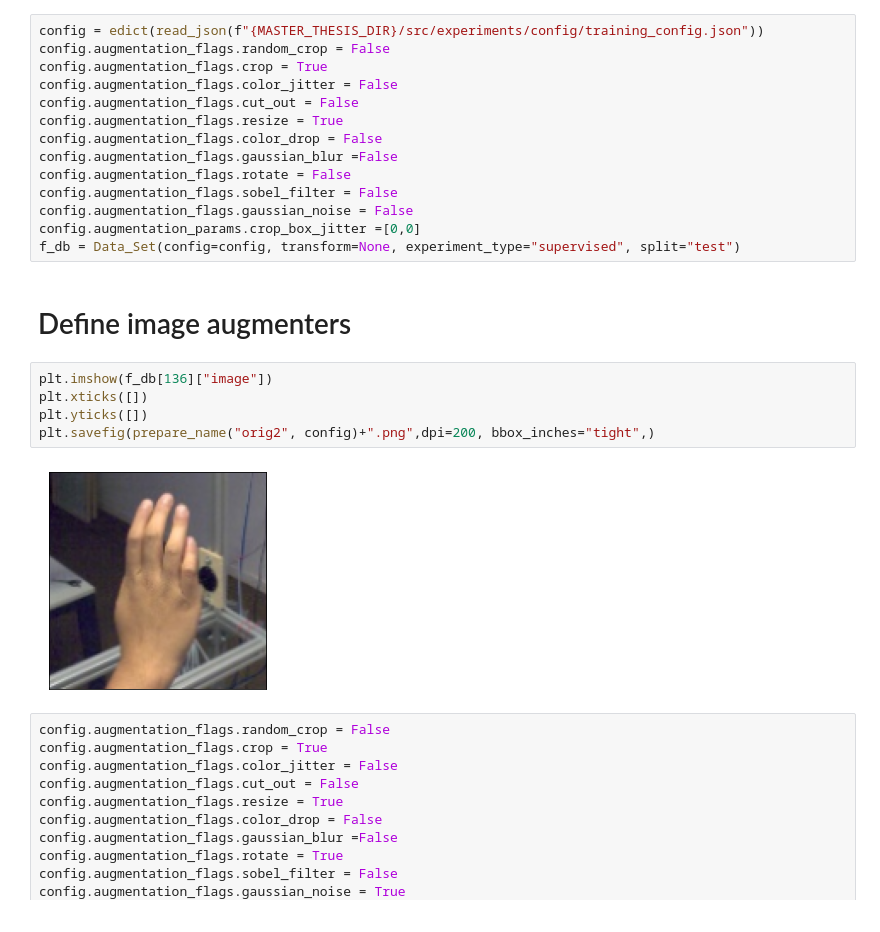
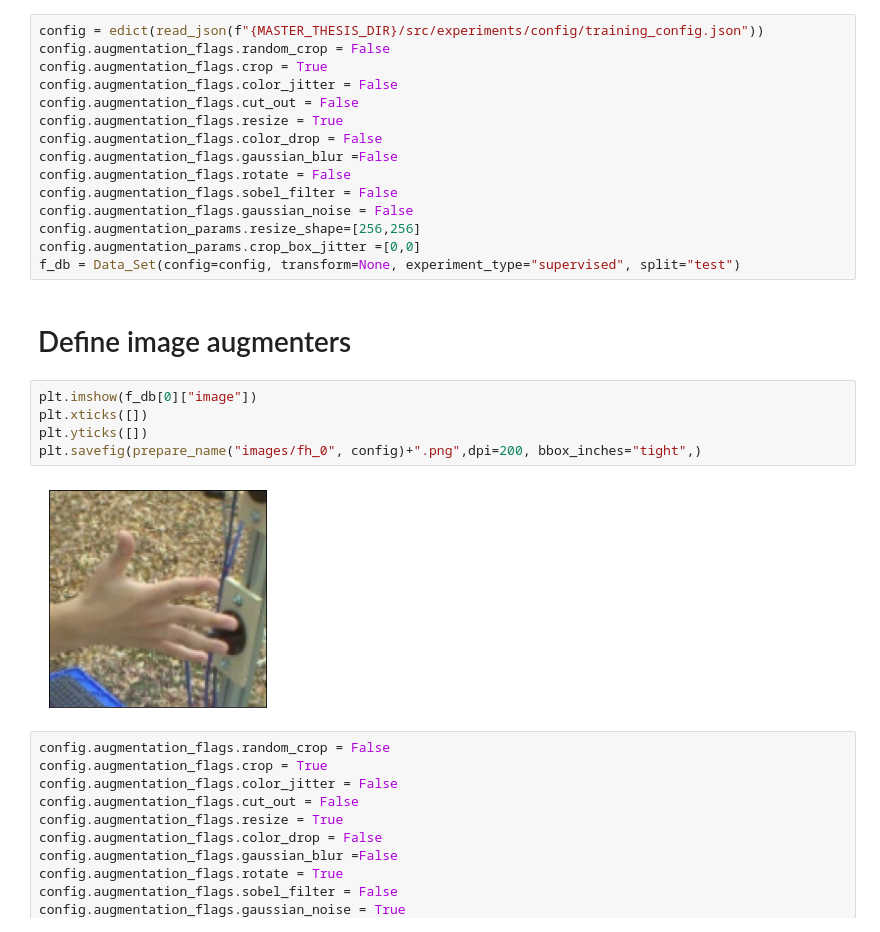
Before and after one commit to jakubjezek001/Handposeestimation, a Jupyter notebook: notebooks/04-Image_for_proposal.ipynb, the cells around one changed output. Cells and saved outputs as stored; diff of their text form.

```diff
--- a/notebooks/04-Image_for_proposal.ipynb
+++ b/notebooks/04-Image_for_proposal.ipynb
@@ -35,17 +35,18 @@ config.augmentation_flags.gaussian_blur =False
 config.augmentation_flags.rotate = False
 config.augmentation_flags.sobel_filter = False
 config.augmentation_flags.gaussian_noise = False
+config.augmentation_params.resize_shape=[256,256]
 config.augmentation_params.crop_box_jitter =[0,0]
 f_db = Data_Set(config=config, transform=None, experiment_type="supervised", split="test")
 # %% [markdown]
 # Define image augmenters
 # %%
-plt.imshow(f_db[136]["image"])
+plt.imshow(f_db[0]["image"])
 plt.xticks([])
 plt.yticks([])
-plt.savefig(prepare_name("orig2", config)+".png",dpi=200, bbox_inches="tight",)
+plt.savefig(prepare_name("images/fh_0", config)+".png",dpi=200, bbox_inches="tight",)
 # %% [output]
-[figure, old version]
+[figure, new version]
 # %%
 config.augmentation_flags.random_crop = False
 config.augmentation_flags.crop = True
```
Also changed, not shown: parts of 4 cells of this notebook, 1 other file.
